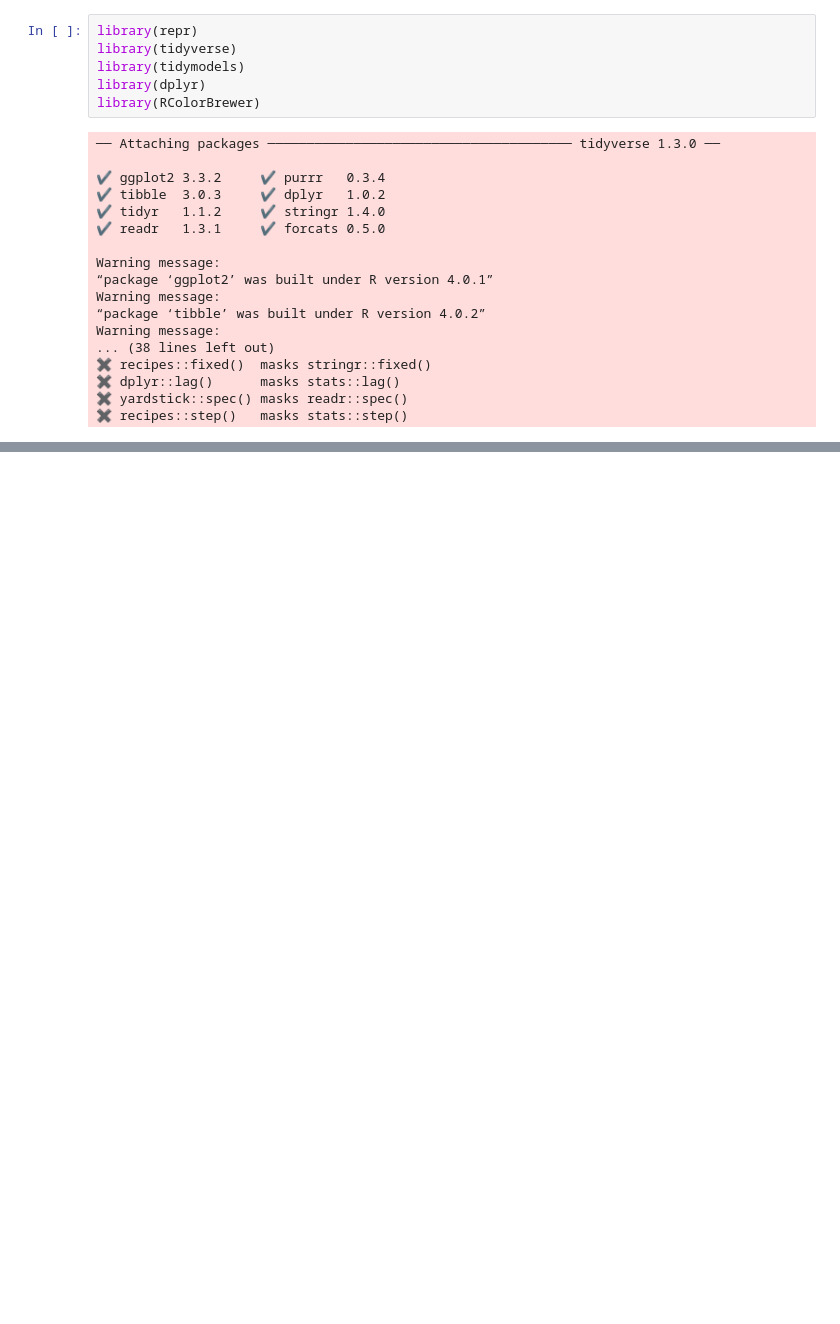
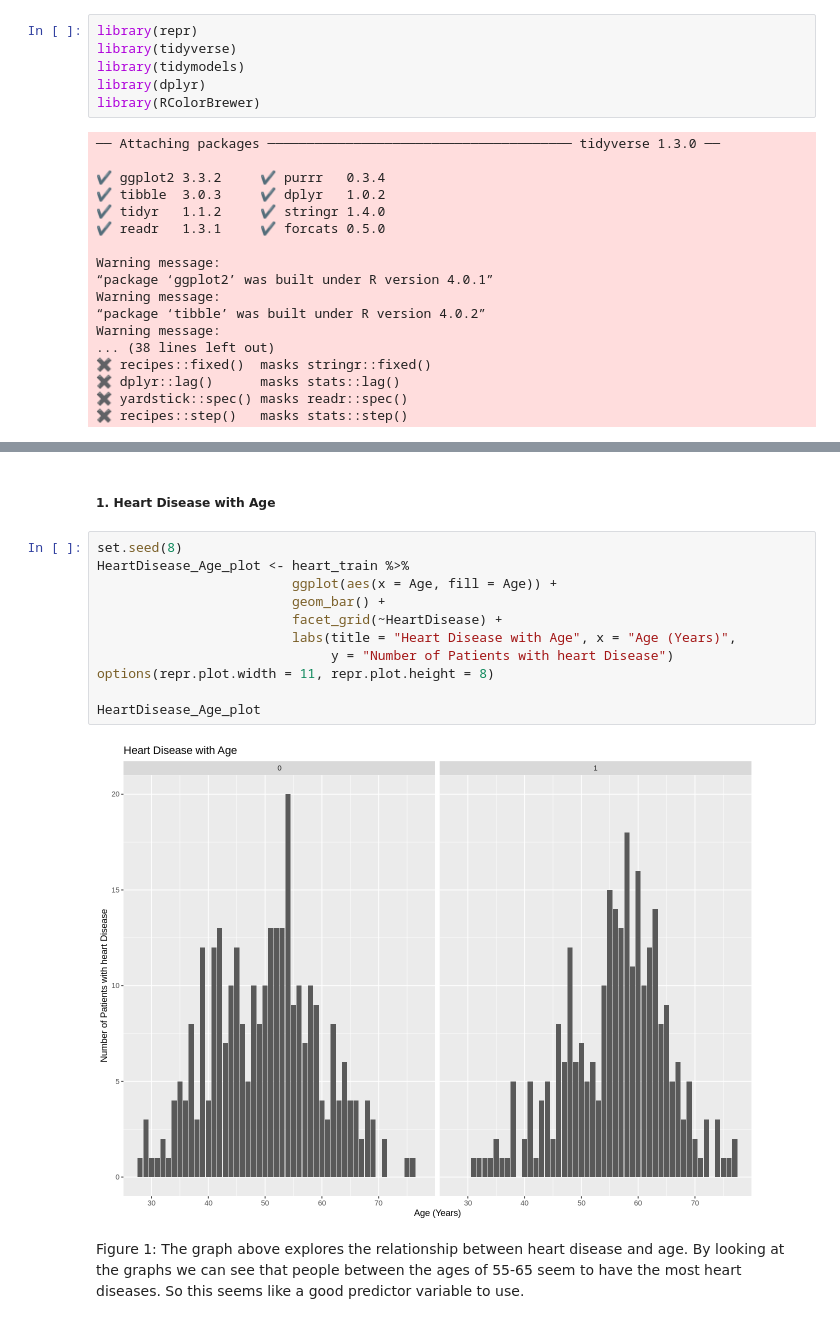
Before and after one commit to Simpson1104/Group-Proposal, a Jupyter notebook: Wrangling_data.ipynb, the cells around one changed output, grey strips where cells are left out. Drawn from its saved outputs; the diff is of its cells as text; blank space fills up the shorter version.

```diff
--- a/Wrangling_data.ipynb
+++ b/Wrangling_data.ipynb
@@ -771,0 +195,17 @@ We expect to find that the 4 predictor variables: age, sex, chest pain type, and
+# %% [markdown]
+##### 1. Heart Disease with Age
+# %%
+set.seed(8)
+HeartDisease_Age_plot <- heart_train %>%
+                         ggplot(aes(x = Age, fill = Age)) +
+                         geom_bar() +
+                         facet_grid(~HeartDisease) +
+                         labs(title = "Heart Disease with Age", x = "Age (Years)",
+                              y = "Number of Patients with heart Disease")
+options(repr.plot.width = 11, repr.plot.height = 8)
+
+HeartDisease_Age_plot
+# %% [output]
+[figure, added]
+# %% [markdown]
+Figure 1: The graph above explores the relationship between heart disease and age. By looking at the graphs we can see that people between the ages of 55-65 seem to have the most heart diseases. So this seems like a good predictor variable to use.
```
Also changed, not shown: parts of 98 cells of this notebook.
